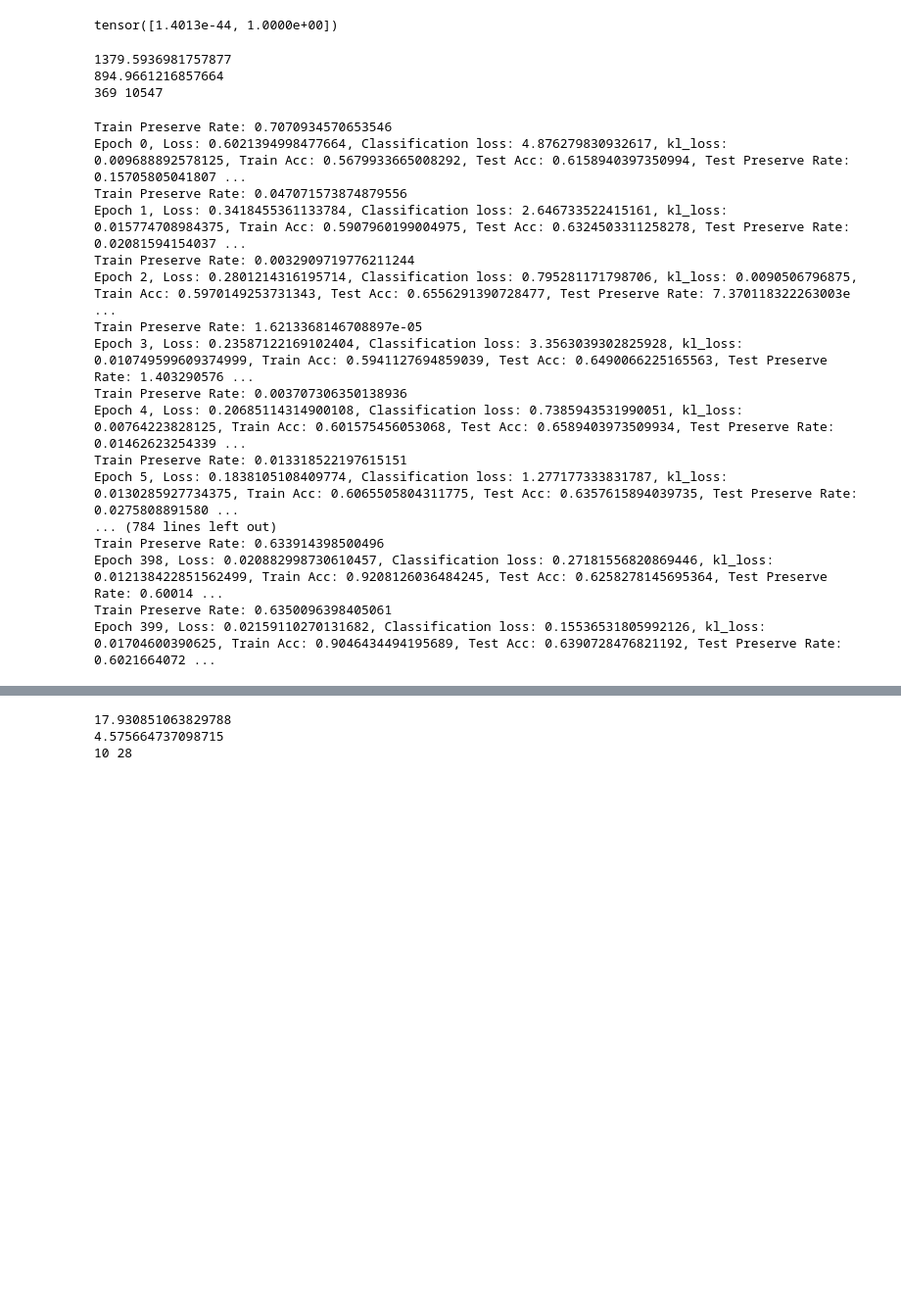
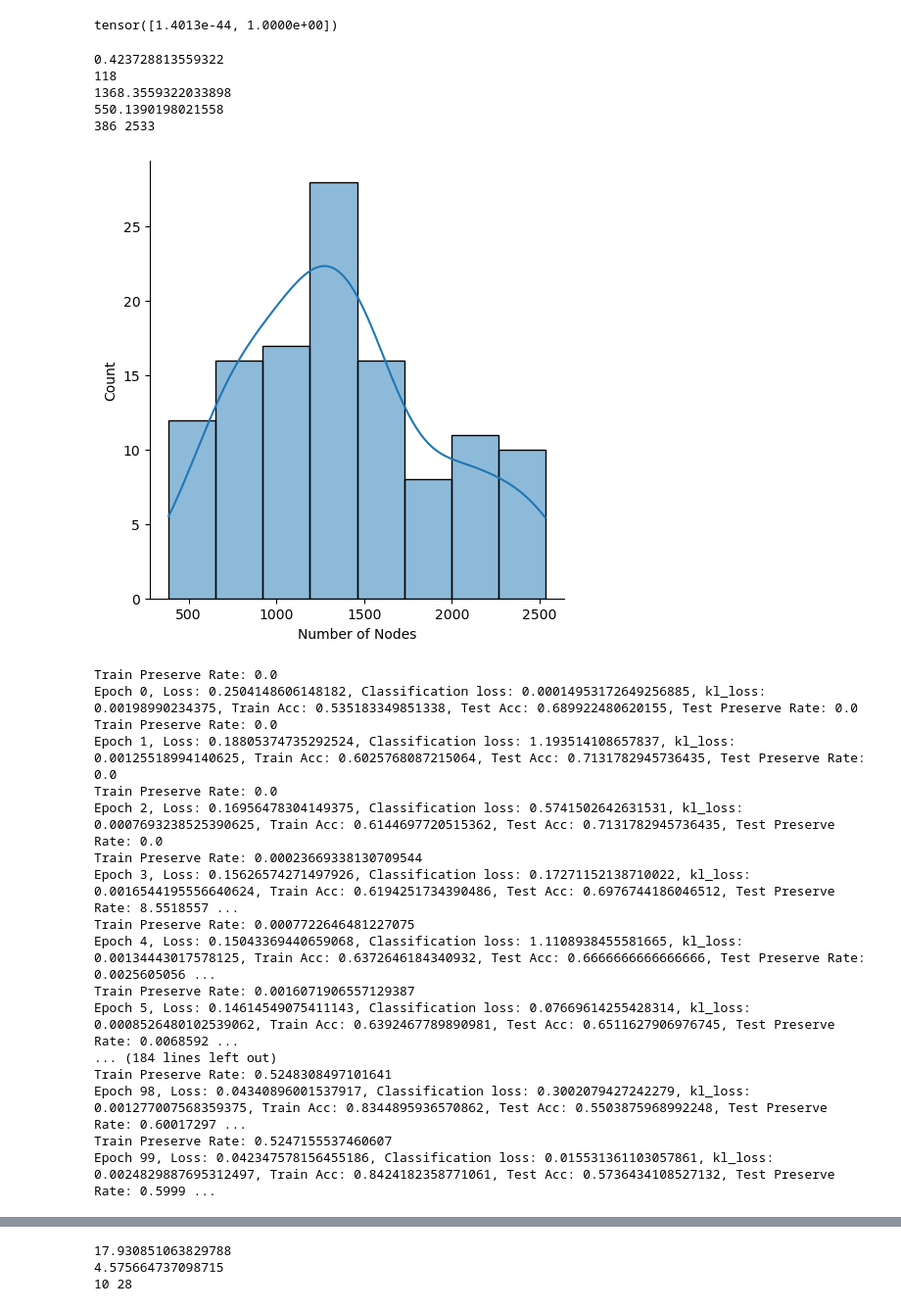
Before and after one commit to Purkinje-cell/BulkPheno, a Jupyter notebook: scripts/TNBC.ipynb, the cells around one changed output, grey strips where cells are left out. Shown at 98% size. Drawn from its saved outputs; the diff is of its cells as text; code cells hidden in the pictures; blank space fills up the shorter version.

Commit message:
Modified data module

```diff
--- a/scripts/TNBC.ipynb
+++ b/scripts/TNBC.ipynb
@@ -229,24 +310,35 @@ F.gumbel_softmax(uu, tau=1, hard=False)
 tensor([1.4013e-44, 1.0000e+00])
 # %%
 num_nodes = []
-for data in train_dataset:
+pCR_num = 0
+for data in val_dataset:
     num_nodes.append(data.num_nodes)
-print(sum(num_nodes)/len(num_nodes))
+    pCR_num += data.y.sum().item()
+print(pCR_num/len(val_dataset))
+print(len(num_nodes))
+print(np.mean(num_nodes))
 print(np.std(num_nodes))
 print(np.min(num_nodes), np.max(num_nodes))
+sns.displot(num_nodes, kde=True)
+plt.xlabel('Number of Nodes')
+plt.show()
 # %% [output]
-1379.5936981757877
-894.9661216857664
-369 10547
+0.423728813559322
+118
+1368.3559322033898
+550.1390198021558
+386 2533
+[figure, added]
 # %%
 import torch
 from model import Subgraph
 from torch_geometric.data import DataLoader
 
-train_dataset = GraphDataset(root='..', adata_dir='../data/TNBC_adata', label_dir='../data/TNBC_raw/train_labels.csv')
-test_dataset = GraphDataset(root='..', adata_dir='../data/TNBC_adata', label_dir='../data/TNBC_raw/test_labels.csv', training=False)
+# train_dataset = GraphDataset(root='..', adata_dir='../data/TNBC_adata', label_dir='../data/TNBC_raw/train_labels.csv')
+# test_dataset = GraphDataset(root='..', adata_dir='../data/TNBC_adata', label_dir='../data/TNBC_raw/test_labels.csv', training=False)
 
 train_loader = DataLoader(train_dataset, batch_size=16, shuffle=True)
+val_loader = DataLoader(val_dataset, batch_size=16, shuffle=False)
 test_loader = DataLoader(test_dataset, batch_size=16, shuffle=False)
 # Ensure to adjust root, adata_dir, label_dir to your configurations
 # dataset = GraphDataset(root='..', adata_dir='../data/TNBC_adata', label_dir='../data/Cleaned_data/TNBC/clinical_data.csv')
@@ -265,7 +357,7 @@ cls_losses = []
 positive_penalties = []
 test_preserve_rate_list = []
 train_preserve_rate_list = []
-for epoch in range(400):  # Example: 100 epochs
+for epoch in range(100):  # Example: 100 epochs
     model.train()
     total_loss = 0
     train_acc_num = 0
@@ -277,10 +369,10 @@ for epoch in range(400):  # Example: 100 epochs
         _, _, _, kl_loss, cls_loss, positive_penalty, preserve_rate, correct_num = model(data)
 
         # kl_weight = (1e-4 / 2) * (1 + np.sin(2 * np.pi * (epoch % 40) / 40))
-        if epoch < 100:
-            loss = cls_loss + kl_loss * 0.000004 + positive_penalty * 5 # Adjust loss composition as needed
-        else:
-            loss = cls_loss + kl_loss * min(0.00001, 0.00001 * epoch/200) + positive_penalty * 5 # Adjust loss composition as needed
+        # if epoch < 100:
+        loss = cls_loss + kl_loss * 0.00004 + positive_penalty * 5 # Adjust loss composition as needed
+        # else:
+        #     loss = cls_loss + kl_loss * min(0.00001, 0.00001 * epoch/200) + positive_penalty * 5 # Adjust loss composition as needed
         total_loss += loss
         train_acc_num += correct_num / 2
         loss.backward()
@@ -304,23 +396,23 @@ for epoch in range(400):  # Example: 100 epochs
     test_accs.append(test_acc)
     print(f'Epoch {epoch}, Loss: {total_loss.item()/len(train_dataset)}, Classification loss: {cls_losses[-1]}, kl_loss: {kl_losses[-1]}, Train Acc: {train_acc}, Test Acc: {test_acc}, Test Preserve Rate: {test_preserve_rate_list[-1]}')
 # %% [output]
-Train Preserve Rate: 0.7070934570653546
-Epoch 0, Loss: 0.6021394998477664, Classification loss: 4.876279830932617, kl_loss: 0.009688892578125, Train Acc: 0.5679933665008292, Test Acc: 0.6158940397350994, Test Preserve Rate: 0.15705805041807 ...
-Train Preserve Rate: 0.047071573874879556
-Epoch 1, Loss: 0.3418455361133784, Classification loss: 2.646733522415161, kl_loss: 0.015774708984375, Train Acc: 0.5907960199004975, Test Acc: 0.6324503311258278, Test Preserve Rate: 0.02081594154037 ...
-Train Preserve Rate: 0.0032909719776211244
-Epoch 2, Loss: 0.2801214316195714, Classification loss: 0.795281171798706, kl_loss: 0.0090506796875, Train Acc: 0.5970149253731343, Test Acc: 0.6556291390728477, Test Preserve Rate: 7.370118322263003e ...
-Train Preserve Rate: 1.6213368146708897e-05
-Epoch 3, Loss: 0.23587122169102404, Classification loss: 3.3563039302825928, kl_loss: 0.010749599609374999, Train Acc: 0.5941127694859039, Test Acc: 0.6490066225165563, Test Preserve Rate: 1.403290576 ...
-Train Preserve Rate: 0.003707306350138936
-Epoch 4, Loss: 0.20685114314900108, Classification loss: 0.7385943531990051, kl_loss: 0.00764223828125, Train Acc: 0.601575456053068, Test Acc: 0.6589403973509934, Test Preserve Rate: 0.01462623254339 ...
-Train Preserve Rate: 0.013318522197615151
-Epoch 5, Loss: 0.1838105108409774, Classification loss: 1.277177333831787, kl_loss: 0.0130285927734375, Train Acc: 0.6065505804311775, Test Acc: 0.6357615894039735, Test Preserve Rate: 0.0275808891580 ...
-... (784 lines left out)
-Train Preserve Rate: 0.633914398500496
-Epoch 398, Loss: 0.020882998730610457, Classification loss: 0.27181556820869446, kl_loss: 0.012138422851562499, Train Acc: 0.9208126036484245, Test Acc: 0.6258278145695364, Test Preserve Rate: 0.60014 ...
-Train Preserve Rate: 0.6350096398405061
-Epoch 399, Loss: 0.02159110270131682, Classification loss: 0.15536531805992126, kl_loss: 0.01704600390625, Train Acc: 0.9046434494195689, Test Acc: 0.6390728476821192, Test Preserve Rate: 0.6021664072 ...
+Train Preserve Rate: 0.0
+Epoch 0, Loss: 0.2504148606148182, Classification loss: 0.00014953172649256885, kl_loss: 0.00198990234375, Train Acc: 0.535183349851338, Test Acc: 0.689922480620155, Test Preserve Rate: 0.0
+Train Preserve Rate: 0.0
+Epoch 1, Loss: 0.18805374735292524, Classification loss: 1.193514108657837, kl_loss: 0.00125518994140625, Train Acc: 0.6025768087215064, Test Acc: 0.7131782945736435, Test Preserve Rate: 0.0
+Train Preserve Rate: 0.0
+Epoch 2, Loss: 0.16956478304149375, Classification loss: 0.5741502642631531, kl_loss: 0.0007693238525390625, Train Acc: 0.6144697720515362, Test Acc: 0.7131782945736435, Test Preserve Rate: 0.0
+Train Preserve Rate: 0.00023669338130709544
+Epoch 3, Loss: 0.15626574271497926, Classification loss: 0.17271152138710022, kl_loss: 0.0016544195556640624, Train Acc: 0.6194251734390486, Test Acc: 0.6976744186046512, Test Preserve Rate: 8.5518557 ...
+Train Preserve Rate: 0.0007722646481227075
+Epoch 4, Loss: 0.15043369440659068, Classification loss: 1.1108938455581665, kl_loss: 0.00134443017578125, Train Acc: 0.6372646184340932, Test Acc: 0.6666666666666666, Test Preserve Rate: 0.0025605056 ...
+Train Preserve Rate: 0.0016071906557129387
+Epoch 5, Loss: 0.14614549075411143, Classification loss: 0.07669614255428314, kl_loss: 0.0008526480102539062, Train Acc: 0.6392467789890981, Test Acc: 0.6511627906976745, Test Preserve Rate: 0.0068592 ...
+... (184 lines left out)
+Train Preserve Rate: 0.5248308497101641
+Epoch 98, Loss: 0.04340896001537917, Classification loss: 0.3002079427242279, kl_loss: 0.001277007568359375, Train Acc: 0.8344895936570862, Test Acc: 0.5503875968992248, Test Preserve Rate: 0.60017297 ...
+Train Preserve Rate: 0.5247155537460607
+Epoch 99, Loss: 0.042347578156455186, Classification loss: 0.015531361103057861, kl_loss: 0.0024829887695312497, Train Acc: 0.8424182358771061, Test Acc: 0.5736434108527132, Test Preserve Rate: 0.5999 ...
 # %%
 # train_accs = [x.item() for x in train_accs]
 # test_accs = [x.item() for x in test_accs]
```
Also changed, not shown: parts of 18 cells of this notebook, 14 other files.
